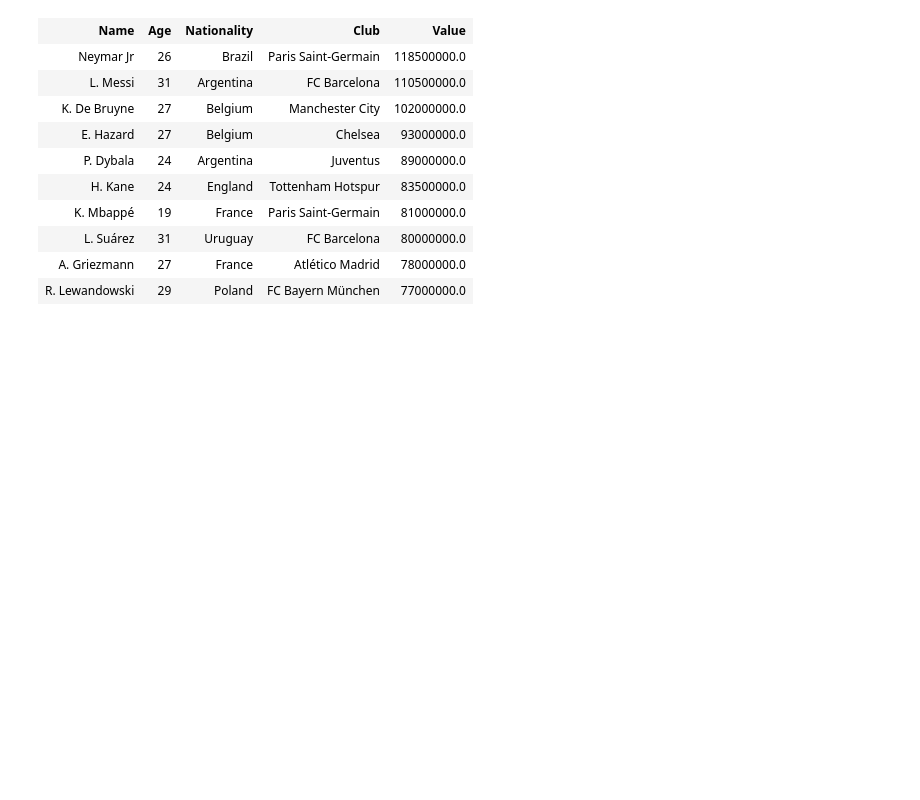
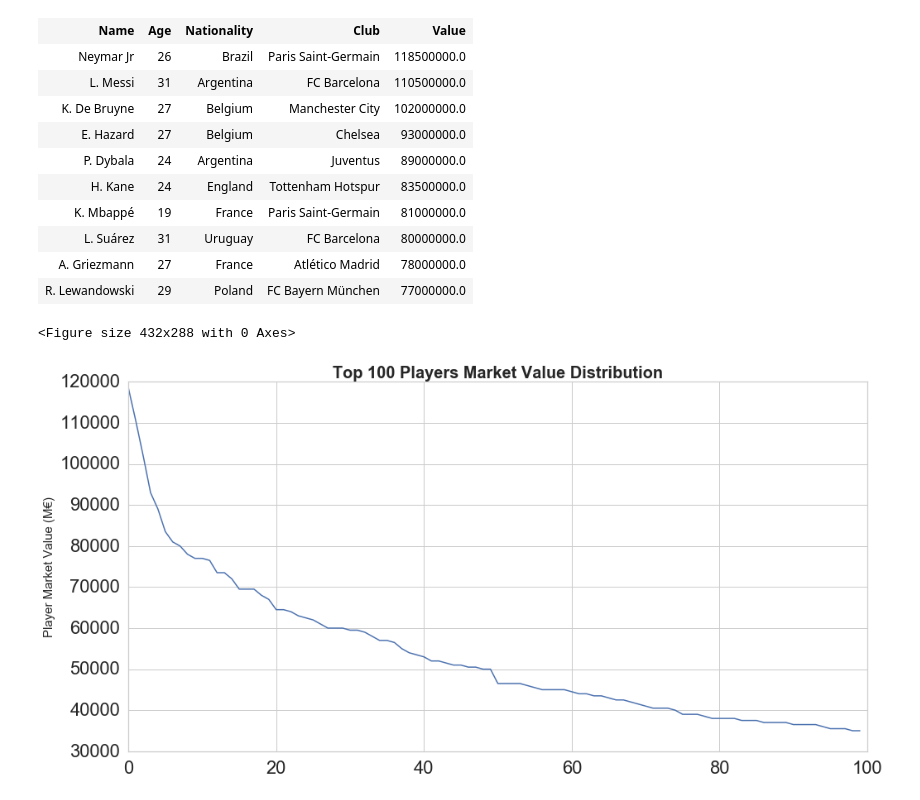
Before and after one commit to AustinYanghc/Python-ILP, a Jupyter notebook: FIFA 19.ipynb, the cells around one changed output. Cells and saved outputs as stored; diff of their text form; code cells hidden in the pictures; blank space fills up the shorter version.

```diff
--- a/FIFA 19.ipynb
+++ b/FIFA 19.ipynb
@@ -203,6 +203,20 @@ display(HTML(
 | L. Suárez | 31 | Uruguay | FC Barcelona | 80000000.0 |
 | A. Griezmann | 27 | France | Atlético Madrid | 78000000.0 |
 | R. Lewandowski | 29 | Poland | FC Bayern München | 77000000.0 |
+# %%
+value_distribution = dataset.sort_values("Value", ascending=False).reset_index().head(100)[["Name", "Value"]]
+value_distribution_values = value_distribution["Value"].apply(lambda x: x/1000)
+# %%
+plt.figure()
+plt.figure(figsize=(16,8))
+plt.title('Top 100 Players Market Value Distribution', fontsize=20, fontweight='bold')
+plt.ylabel('Player Market Value (M€)', fontsize=15)
+sns.set_style("whitegrid")
+plt.plot(value_distribution_values)
+plt.show()
+# %% [output]
+<Figure size 432x288 with 0 Axes>
+[figure, added]
 # %%
 value_distribution = dataset.sort_values("Wage", ascending=False).reset_index().head(100)[["Name", "Wage"]]
 value_distribution_values = value_distribution["Wage"].apply(lambda x: x/1000)
```
Also changed, not shown: parts of 15 cells of this notebook.
